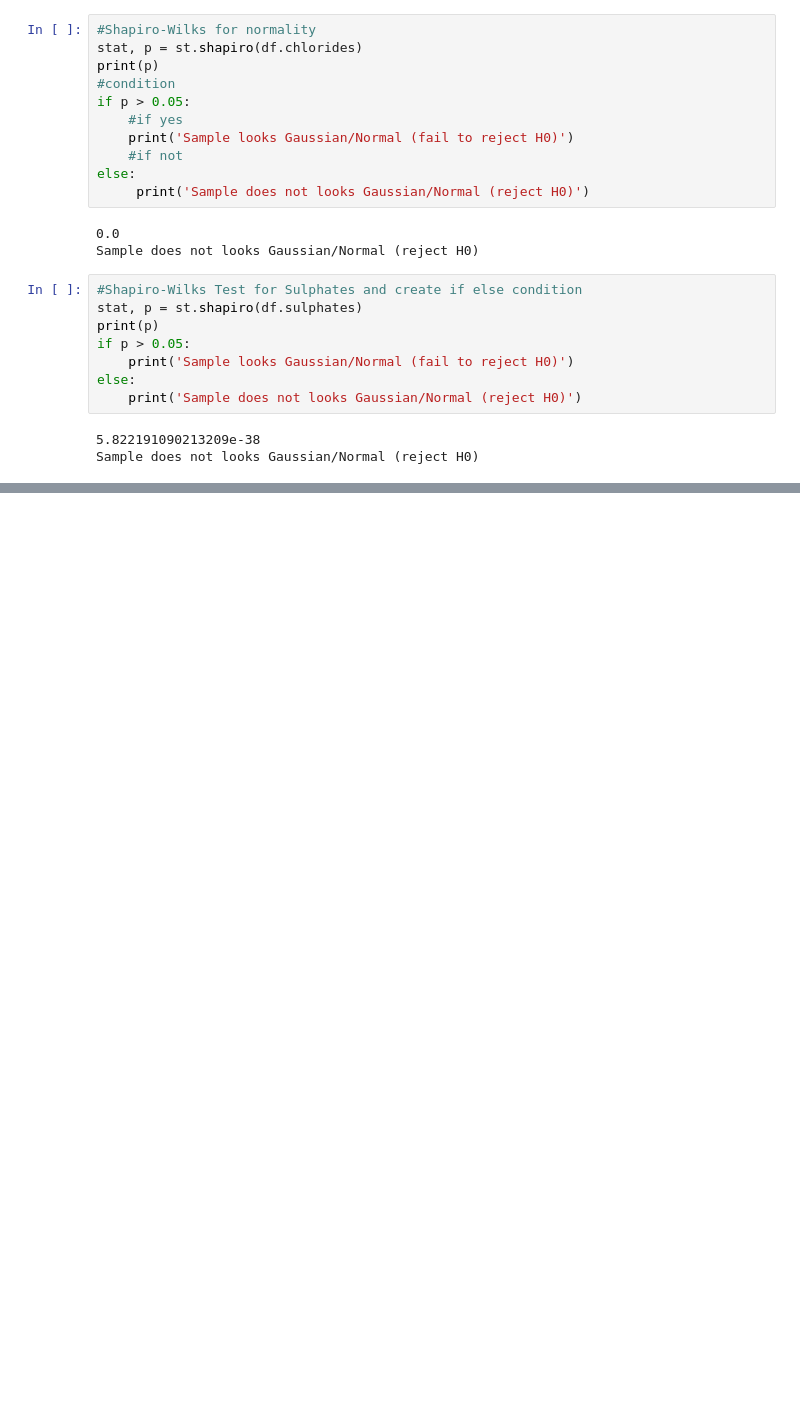
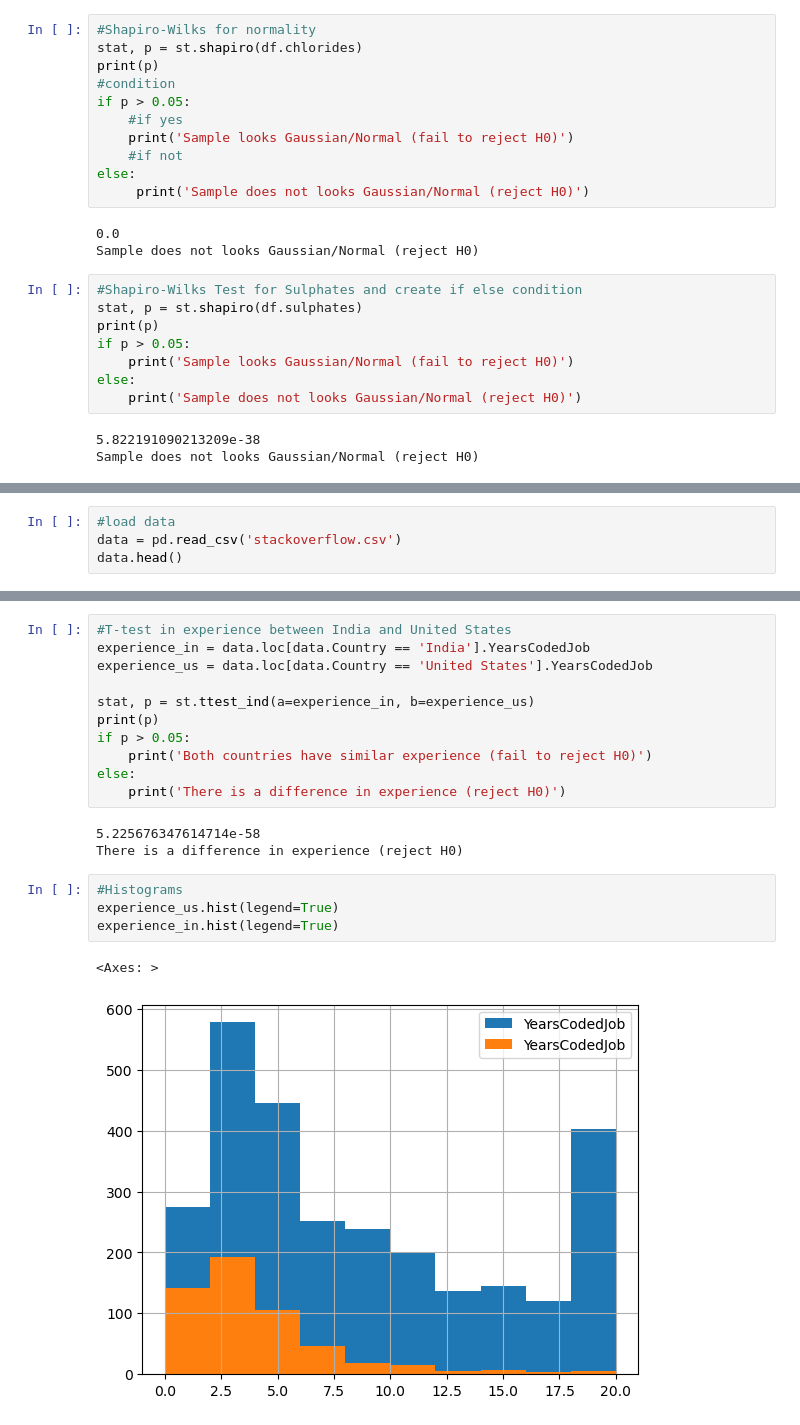
Before and after one commit to wprsousa/Udemy-Business_Data_Analytics_Intelligence_with_Python_2023, a Jupyter notebook: Statistics_and_Descriptive_Analytics/intermediary_statistics/intermediary_statistics.ipynb, the cells around one changed output, grey strips where cells are left out. Saved outputs shown, nothing was run; the diff lists cells and outputs as text; blank space fills up the shorter version.

```diff
--- a/Statistics_and_Descriptive_Analytics/intermediary_statistics/intermediary_statistics.ipynb
+++ b/Statistics_and_Descriptive_Analytics/intermediary_statistics/intermediary_statistics.ipynb
@@ -71,0 +136,4 @@ Sample does not looks Gaussian/Normal (reject H0)
+# %%
+#load data
+data = pd.read_csv('stackoverflow.csv')
+data.head()
@@ -71,0 +163,21 @@ Sample does not looks Gaussian/Normal (reject H0)
+# %%
+#T-test in experience between India and United States
+experience_in = data.loc[data.Country == 'India'].YearsCodedJob
+experience_us = data.loc[data.Country == 'United States'].YearsCodedJob
+
+stat, p = st.ttest_ind(a=experience_in, b=experience_us)
+print(p)
+if p > 0.05:
+    print('Both countries have similar experience (fail to reject H0)')
+else:
+    print('There is a difference in experience (reject H0)')
+# %% [output]
+5.225676347614714e-58
+There is a difference in experience (reject H0)
+# %%
+#Histograms
+experience_us.hist(legend=True)
+experience_in.hist(legend=True)
+# %% [output]
+<Axes: >
+[figure, added]
```
Also changed, not shown: parts of 21 cells of this notebook, 4 other files.
